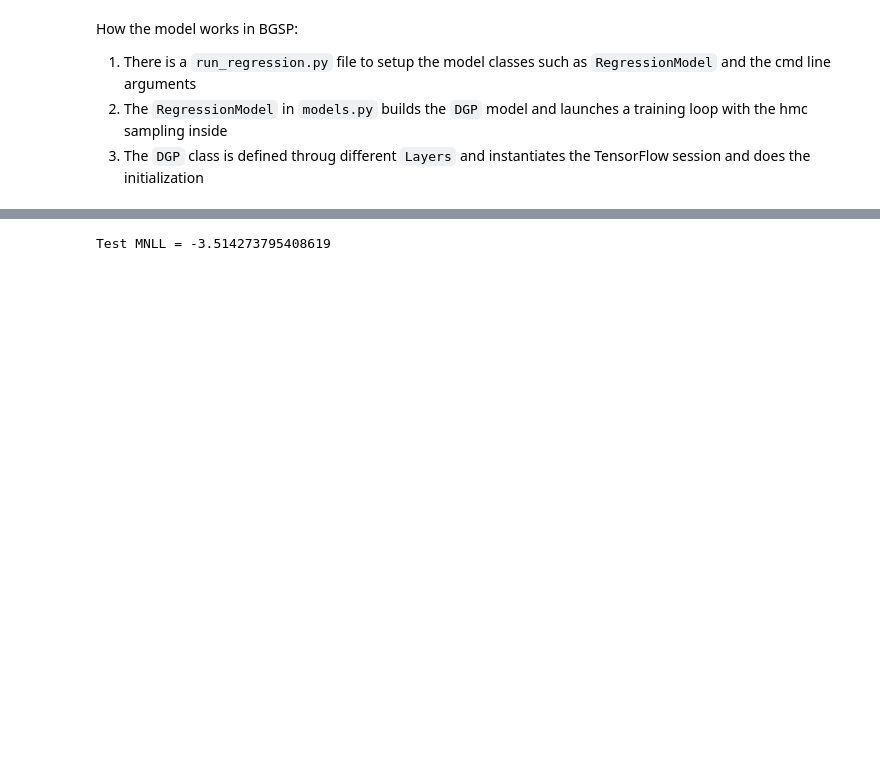
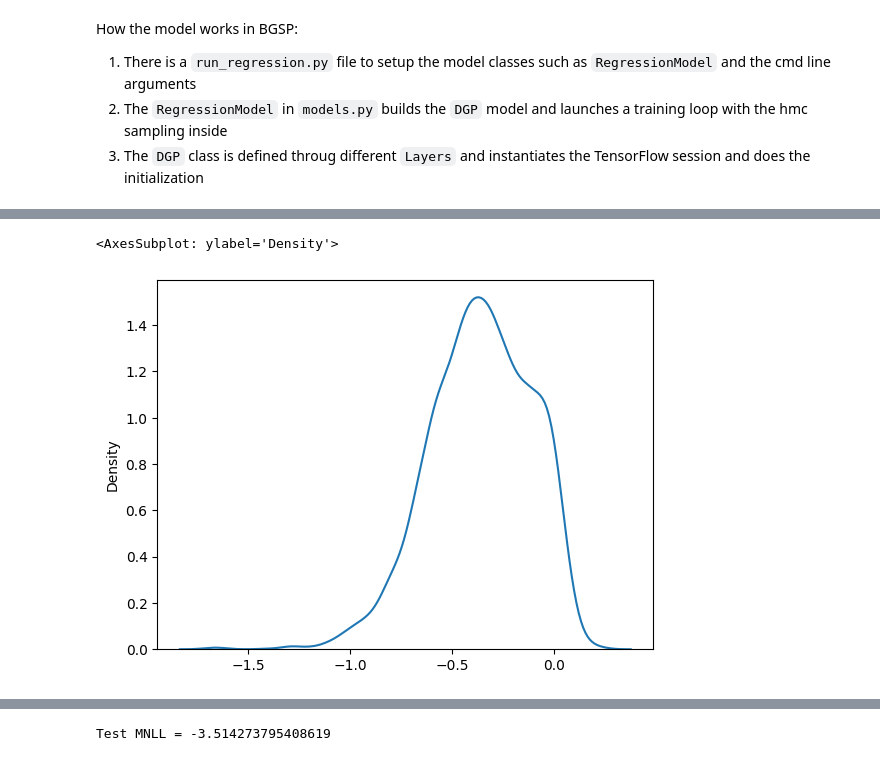
Before and after one commit to mattyred/BayesianSGP_Automatic_Coupling_Determination, a Jupyter notebook: train_bsgp_model_nb.ipynb, the cells around one changed output, grey strips where cells are left out. Cells and saved outputs as stored; diff of their text form; code cells hidden in the pictures; blank space fills up the shorter version.

```diff
--- a/train_bsgp_model_nb.ipynb
+++ b/train_bsgp_model_nb.ipynb
@@ -105,3 +90,8 @@ sns.lineplot(x=np.arange(args.iterations), y=samples_ms_iter[0])
+# %%
+sns.kdeplot(x=samples_ms_iter[5])
+# %% [output]
+<AxesSubplot: ylabel='Density'>
+[figure, added]
 # %%
 m = np.average(ms, 0)
 v = np.average(vs + ms**2, 0) - m**2
```
Also changed, not shown: parts of 5 cells of this notebook, 1 other file.
